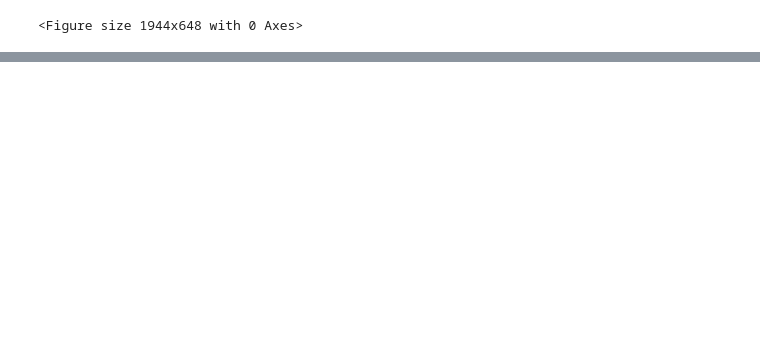
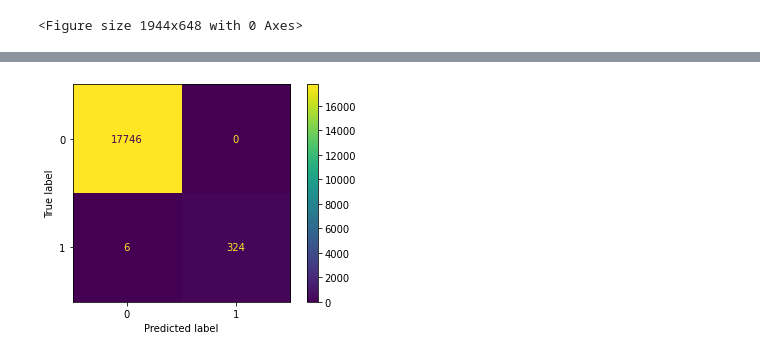
Before and after one commit to elizadoering/strawberryAI, a Jupyter notebook: Strawberry_Eliza.ipynb, the cells around one changed output, grey strips where cells are left out. Drawn from its saved outputs; the diff is of its cells as text; code cells hidden in the pictures; blank space fills up the shorter version.

```diff
--- a/Strawberry_Eliza.ipynb
+++ b/Strawberry_Eliza.ipynb
@@ -118,0 +126,5 @@ weighted avg       1.00      1.00      1.00     13539
+# %%
+from sklearn.metrics import plot_confusion_matrix
+svm_disp_matrix = plot_confusion_matrix(svm, X_test, Y_test)
+# %% [output]
+[figure, added]
```
Also changed, not shown: parts of 8 cells of this notebook.
